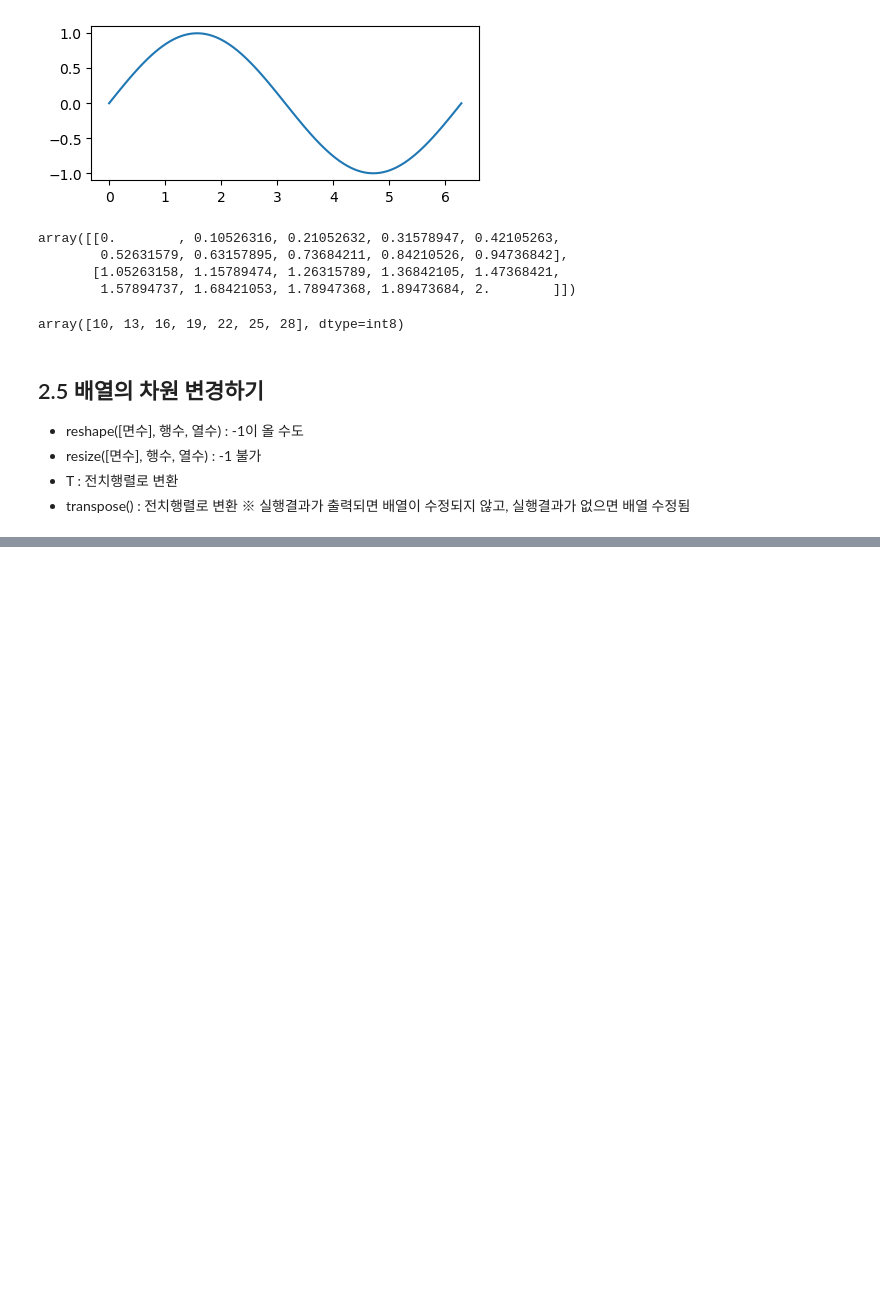
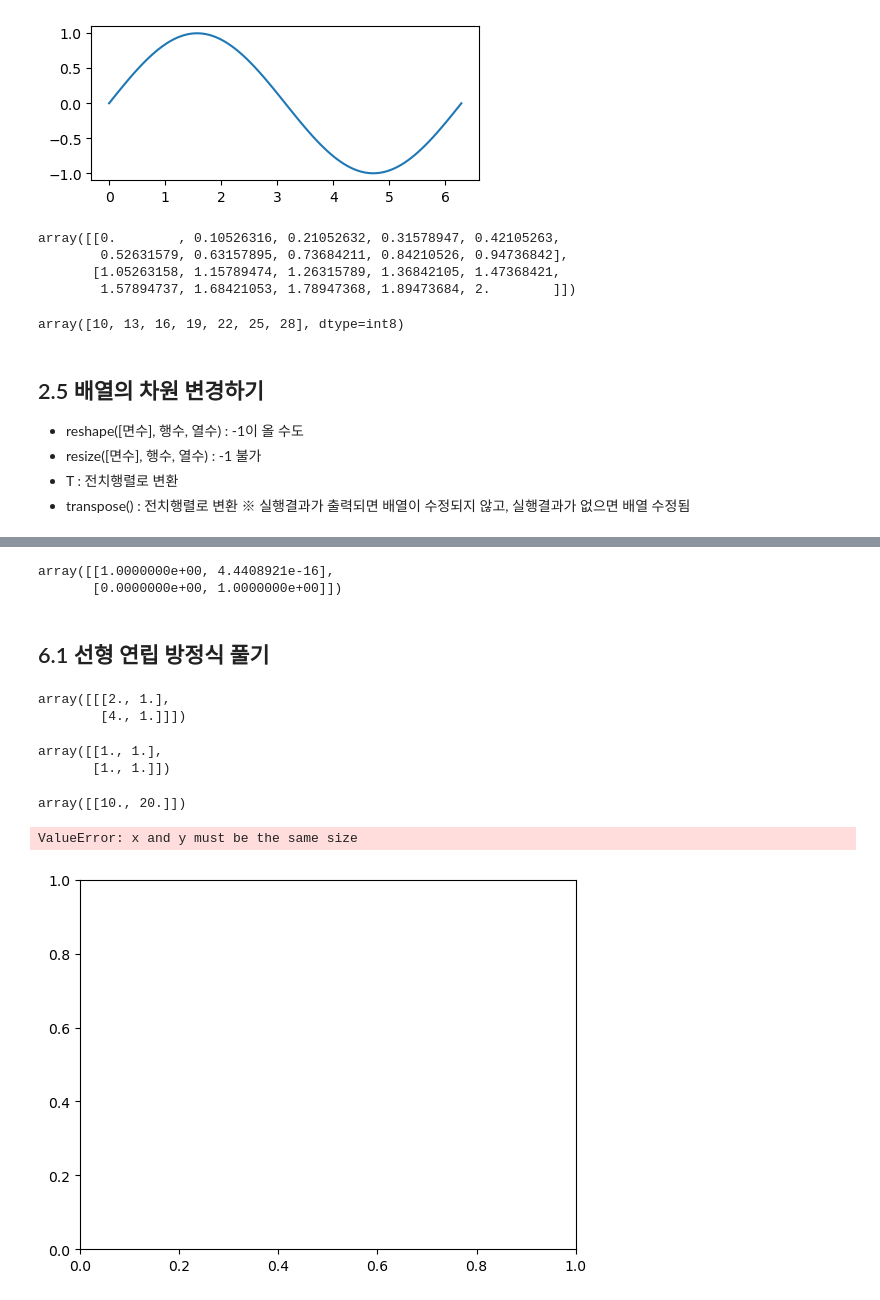
Before and after one commit to gulbiworker/Ai_x, a Jupyter notebook: source/01_python/ch_10 N차원 배열 다루기.ipynb, the cells around one changed output, grey strips where cells are left out. Drawn from its saved outputs; the diff is of its cells as text; code cells hidden in the pictures; blank space fills up the shorter version.

```diff
--- a/source/01_python/ch_10 N차원 배열 다루기.ipynb
+++ b/source/01_python/ch_10 N차원 배열 다루기.ipynb
@@ -528,0 +1500,34 @@ array([[ 8.,  8.,  4.],
+# %%
+np.linalg.inv(a)@a  # 단위행렬
+# %% [output]
+array([[1.0000000e+00, 4.4408921e-16],
+       [0.0000000e+00, 1.0000000e+00]])
+# %% [markdown]
+## 6.1 선형 연립 방정식 풀기
+# %%
+x = np.array([2,4])     # 독립변수
+y = np.array([40,60])   # 종속변수
+x = np.dstack((x, np.ones(len(x))))
+x
+# %% [output]
+array([[[2., 1.],
+        [4., 1.]]])
+# %%
+np.ones((2,2))
+# %% [output]
+array([[1., 1.],
+       [1., 1.]])
+# %%
+# x @ wb =Y
+# x의 역행렬 @ x @ wb = x 의 역행렬 @ ㅛ
+wb = np.linalg.inv(x)@y
+wb
+# %% [output]
+array([[10., 20.]])
+# %%
+import matplotlib.pyplot as plt
+plt.scatter(x, y)
+plt.plot(x, 10*x+20, 'r')
+# %% [output]
+ValueError: x and y must be the same size
+[figure, added]
```
Also changed, not shown: parts of 149 cells of this notebook, 1 other file.
